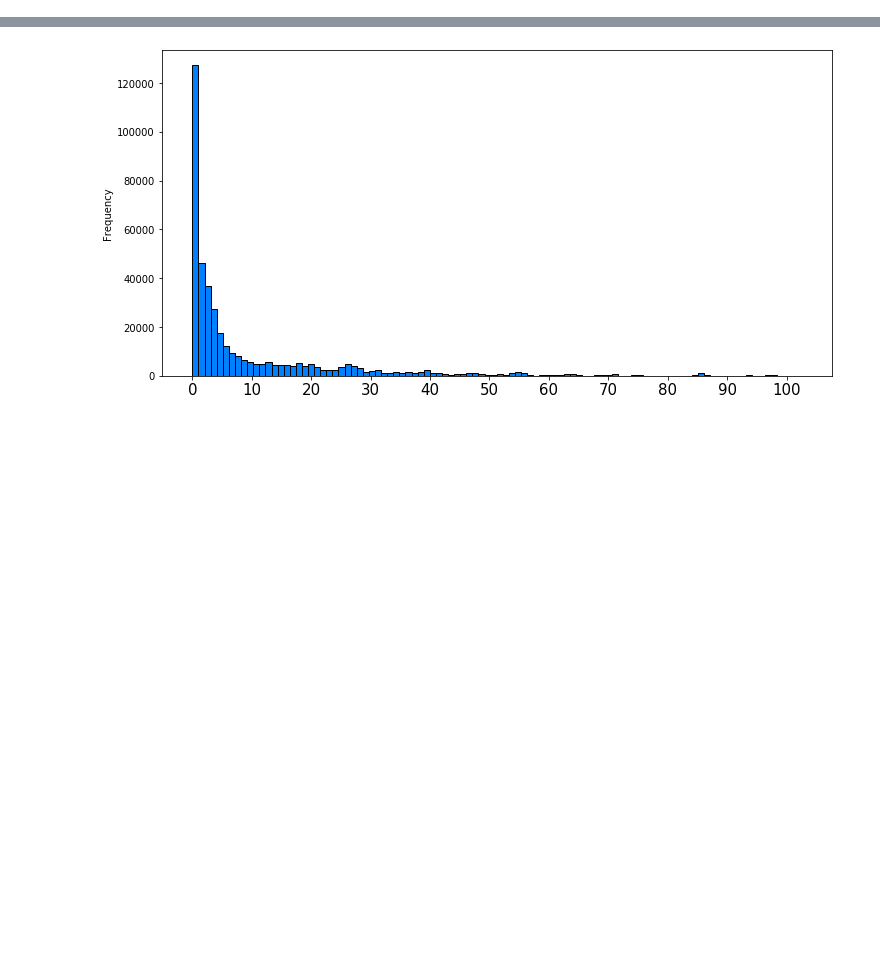
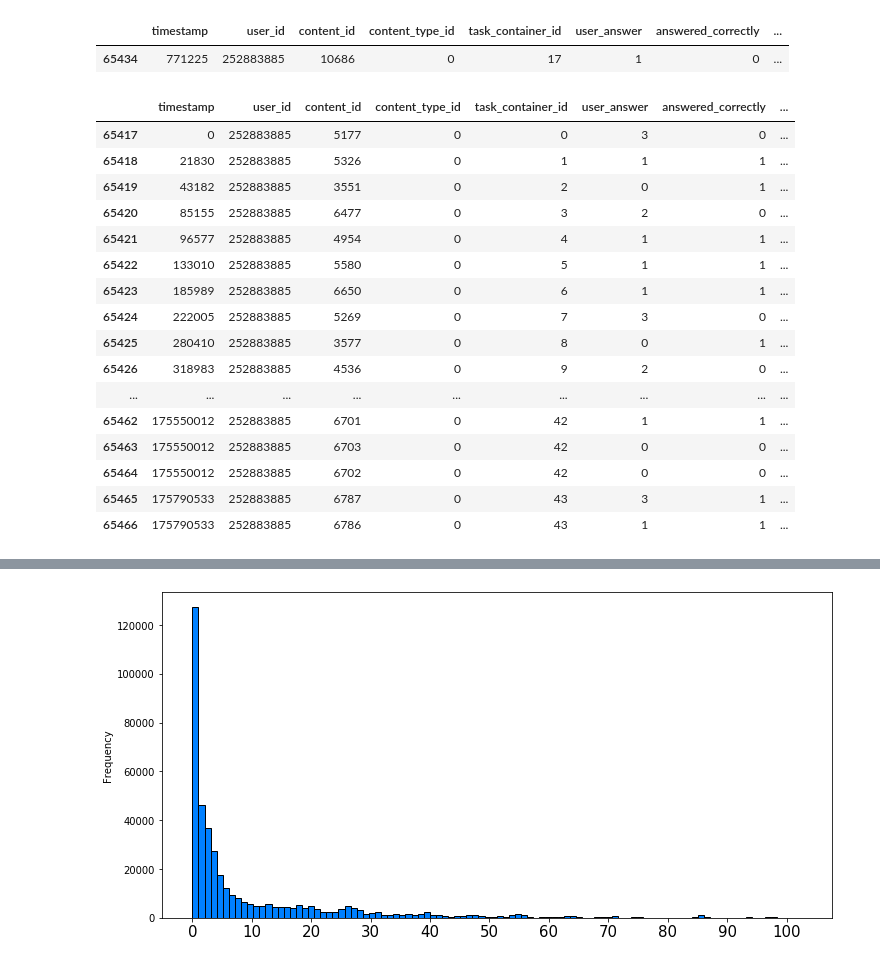
Before and after one commit to Riiid-Team/AI-Learning, a Jupyter notebook: MVP-Davila.ipynb, the cells around one changed output, grey strips where cells are left out. Drawn from its saved outputs; the diff is of its cells as text; code cells hidden in the pictures; blank space fills up the shorter version.

```diff
--- a/MVP-Davila.ipynb
+++ b/MVP-Davila.ipynb
@@ -12,0 +52,25 @@ from sklearn.feature_selection import SelectKBest, f_classif
+# %%
+ntrain[(ntrain.task_container_id == 17) & (ntrain.content_type_id == 0) & (ntrain.user_id==252883885) ].head(50)
+# %% [output]
+|  | timestamp | user_id | content_id | content_type_id | task_container_id | user_answer | answered_correctly | ... |
+| 65434 | 771225 | 252883885 | 10686 | 0 | 17 | 1 | 0 | ... |
+# %%
+ntrain[(ntrain.user_id==252883885) ][].head(50)
+# %% [output]
+|  | timestamp | user_id | content_id | content_type_id | task_container_id | user_answer | answered_correctly | ... |
+| 65417 | 0 | 252883885 | 5177 | 0 | 0 | 3 | 0 | ... |
+| 65418 | 21830 | 252883885 | 5326 | 0 | 1 | 1 | 1 | ... |
+| 65419 | 43182 | 252883885 | 3551 | 0 | 2 | 0 | 1 | ... |
+| 65420 | 85155 | 252883885 | 6477 | 0 | 3 | 2 | 0 | ... |
+| 65421 | 96577 | 252883885 | 4954 | 0 | 4 | 1 | 1 | ... |
+| 65422 | 133010 | 252883885 | 5580 | 0 | 5 | 1 | 1 | ... |
+| 65423 | 185989 | 252883885 | 6650 | 0 | 6 | 1 | 1 | ... |
+| 65424 | 222005 | 252883885 | 5269 | 0 | 7 | 3 | 0 | ... |
+| 65425 | 280410 | 252883885 | 3577 | 0 | 8 | 0 | 1 | ... |
+| 65426 | 318983 | 252883885 | 4536 | 0 | 9 | 2 | 0 | ... |
+| ... | ... | ... | ... | ... | ... | ... | ... | ... |
+| 65462 | 175550012 | 252883885 | 6701 | 0 | 42 | 1 | 1 | ... |
+| 65463 | 175550012 | 252883885 | 6703 | 0 | 42 | 0 | 0 | ... |
+| 65464 | 175550012 | 252883885 | 6702 | 0 | 42 | 0 | 0 | ... |
+| 65465 | 175790533 | 252883885 | 6787 | 0 | 43 | 3 | 1 | ... |
+| 65466 | 175790533 | 252883885 | 6786 | 0 | 43 | 1 | 1 | ... |
```
Also changed, not shown: parts of 11 cells of this notebook.
